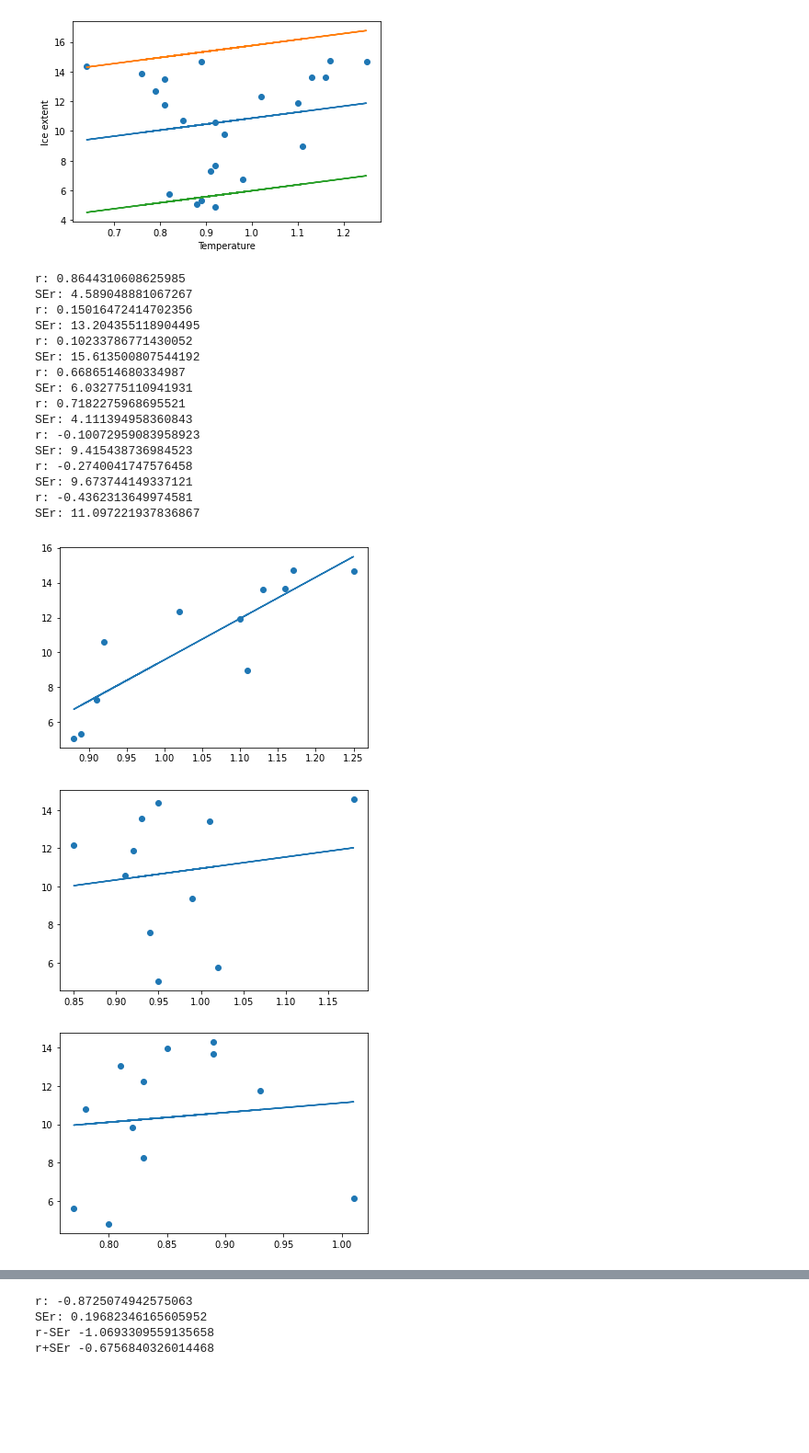
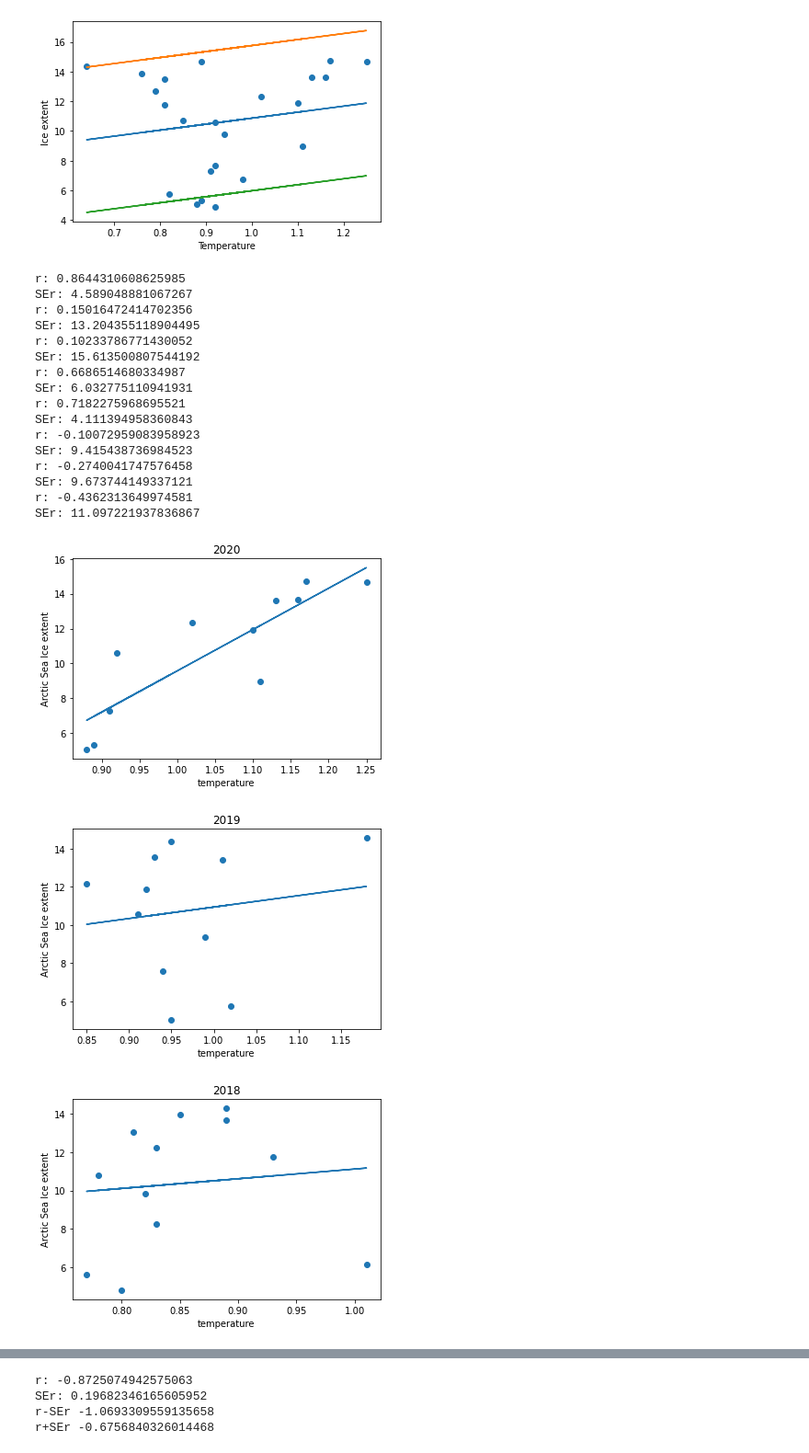
Before and after one commit to Rainette9/AO_Sea-ice, a Jupyter notebook: Data/Project5_Rainetteupdated_Ifuckedupthemerging.ipynb, the cells around one changed output, grey strips where cells are left out. Shown at 92% size. Cells and saved outputs as stored; diff of their text form; code cells hidden in the pictures; blank space fills up the shorter version.

Commit message:
added some plot labels

```diff
--- a/Data/Project5_Rainetteupdated_Ifuckedupthemerging.ipynb
+++ b/Data/Project5_Rainetteupdated_Ifuckedupthemerging.ipynb
@@ -112,33 +128,37 @@ Text(0.5, 0, 'Temperature')
 # Doing single year windows over the past 9 years
 # Confirms hypothesis above
 L=10
+years = ['2013','2014','2015','2016','2017','2018','2019','2020','2021']
 for l in range(2, L):
     SIEN_extent = np.array(SIE_N['extent'])[-l*12:-(l-1)*12]
     T_flat0 = np.array(T_flat)[-l*12:-(l-1)*12]
     valid = ~(np.isnan(T_flat0) | np.isnan(SIEN_extent))
     m, b, r, p, std_err = stats.linregress(T_flat0[valid], SIEN_extent[valid])
     print('r:', r)
     print('SEr:', std_err)
     plt.figure()
     plt.scatter(T_flat0, SIEN_extent)
     plt.plot(T_flat0, m*T_flat0+b)
+    plt.xlabel('temperature')
+    plt.ylabel('Arctic Sea Ice extent')
+    plt.title(years[-l])
 # %% [output]
 r: 0.8644310608625985
 SEr: 4.589048881067267
 r: 0.15016472414702356
 SEr: 13.204355118904495
 r: 0.10233786771430052
 SEr: 15.613500807544192
 r: 0.6686514680334987
 SEr: 6.032775110941931
 r: 0.7182275968695521
 SEr: 4.111394958360843
 r: -0.10072959083958923
 SEr: 9.415438736984523
 r: -0.2740041747576458
 SEr: 9.673744149337121
 r: -0.4362313649974581
 SEr: 11.097221937836867
-[figure, old version]
+[figure, new version]
-[figure, old version]
+[figure, new version]
-[figure, old version]
+[figure, new version]
```
Also changed, not shown: parts of 11 cells of this notebook.
